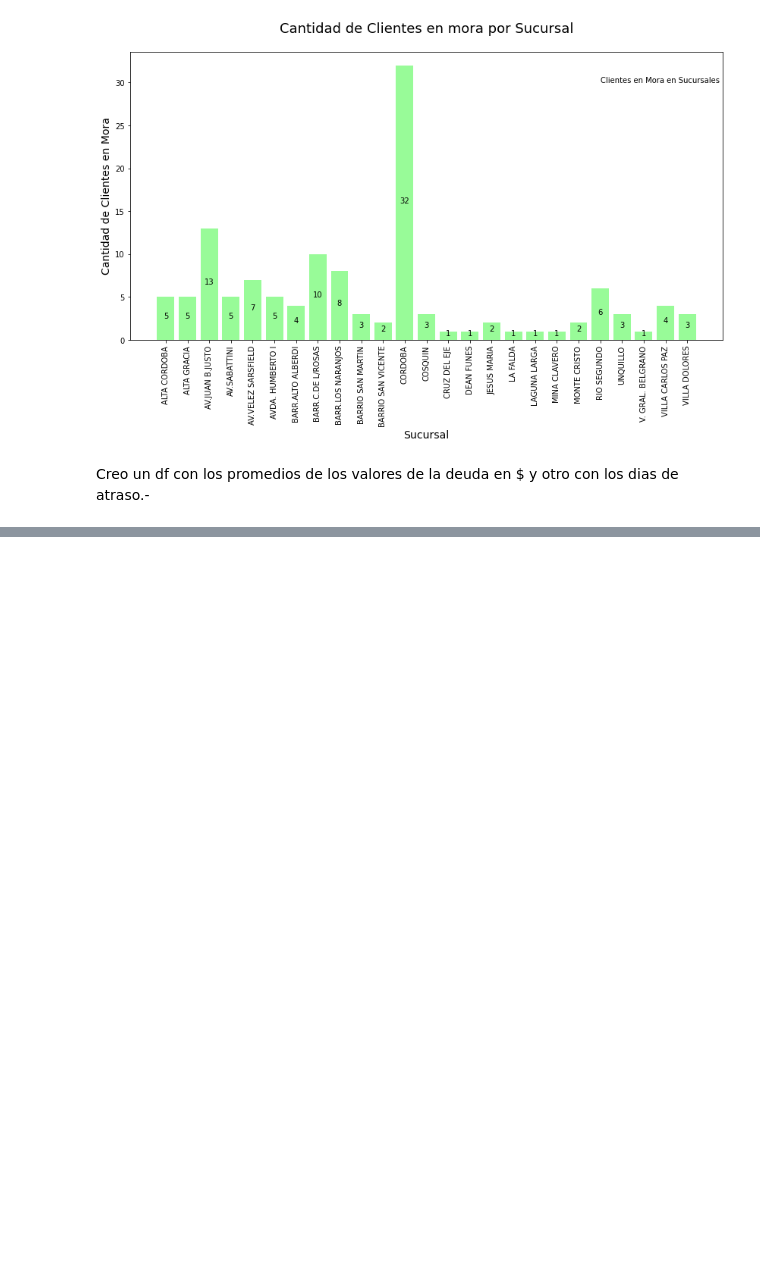
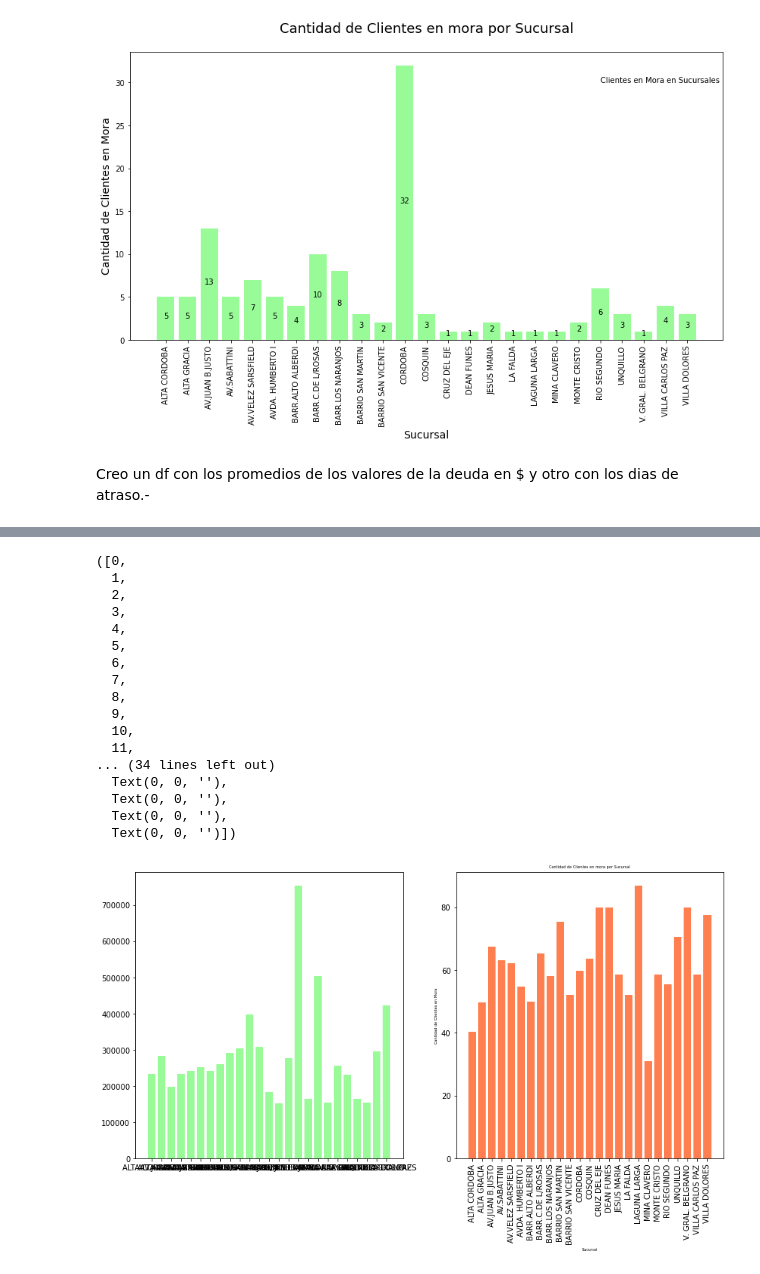
Before and after one commit to agustingonz/Analisis-Mora-Banco-Nacion, a Jupyter notebook: Analisis Mora Bna.ipynb, the cells around one changed output, grey strips where cells are left out. Cells and saved outputs as stored; diff of their text form; code cells hidden in the pictures; blank space fills up the shorter version.

```diff
--- a/Analisis Mora Bna.ipynb
+++ b/Analisis Mora Bna.ipynb
@@ -103,7 +103,7 @@ plt.show();
 # %% [markdown]
 Creo un df con los promedios de los valores de la deuda en $ y otro con los dias de atraso.-
 # %%
-prom_suc=df.groupby(by='Nombre_Sucursal').Deuda_Pesificada.mean()
+prom_suc=round(df.groupby(by='Nombre_Sucursal').Deuda_Pesificada.mean(),2)
 prom_suc
 # %% [output]
 Nombre_Sucursal
@@ -125,6 +125,6 @@ VILLA DOLORES         422133.500000
 Name: Deuda_Pesificada, dtype: float64
 # %%
-atraso_suc=df.groupby(by='Nombre_Sucursal').Atraso.mean()
+atraso_suc=round(df.groupby(by='Nombre_Sucursal').Atraso.mean(),2)
 atraso_suc
 # %% [output]
 Nombre_Sucursal
@@ -146 +146,36 @@ VILLA DOLORES         77.666667
 Name: Atraso, dtype: float64
+# %%
+fig,axs=plt.subplots(1,2,figsize=(14,7))
+axs[0].bar(prom_suc.index,prom_suc, color='palegreen')
+plt.ylabel('Deuda Pesificada', size=5)
+plt.xlabel('Sucursal', size=5)
+plt.title('Deuda Promedio Pesificada por Sucursal', size=5, pad=5)
+plt.grid(False)
+plt.xticks(rotation=90)
+
+
+axs[1].bar(atraso_suc.index,atraso_suc, color='coral')
+plt.ylabel('Cantidad de Clientes en Mora', size=5)
+plt.xlabel('Sucursal', size=5)
+plt.title('Cantidad de Clientes en mora por Sucursal', size=5, pad=5)
+plt.grid(False)
+plt.xticks(rotation=90)
+# %% [output]
+([0,
+  1,
+  2,
+  3,
+  4,
+  5,
+  6,
+  7,
+  8,
+  9,
+  10,
+  11,
+... (34 lines left out)
+  Text(0, 0, ''),
+  Text(0, 0, ''),
+  Text(0, 0, ''),
+  Text(0, 0, '')])
+[figure, added]
```
Also changed, not shown: parts of 2 cells of this notebook.
